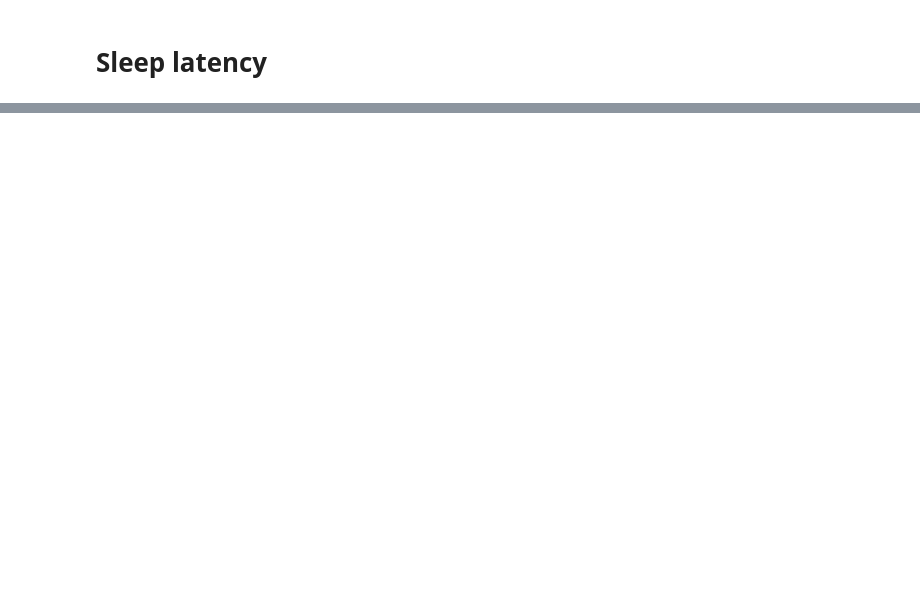
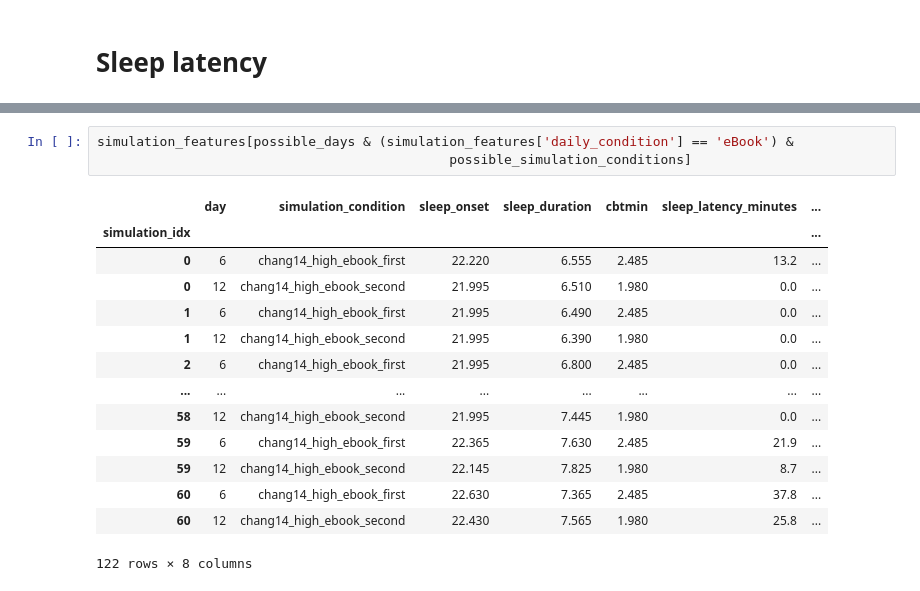
Before and after one commit to ftavella/evening_light_article, a Jupyter notebook: 14_figure_1.ipynb, the cells around one changed output, grey strips where cells are left out. Drawn from its saved outputs; the diff is of its cells as text; blank space fills up the shorter version.

```diff
--- a/14_figure_1.ipynb
+++ b/14_figure_1.ipynb
@@ -409,0 +456,18 @@ for idx, simulation_condition in enumerate(simulation_condition_options):
+# %%
+simulation_features[possible_days & (simulation_features['daily_condition'] == 'eBook') &
+                                             possible_simulation_conditions]
+# %% [output]
+|  | day | simulation_condition | sleep_onset | sleep_duration | cbtmin | sleep_latency_minutes | ... |
+| simulation_idx |  |  |  |  |  |  | ... |
+| 0 | 6 | chang14_high_ebook_first | 22.220 | 6.555 | 2.485 | 13.2 | ... |
+| 0 | 12 | chang14_high_ebook_second | 21.995 | 6.510 | 1.980 | 0.0 | ... |
+| 1 | 6 | chang14_high_ebook_first | 21.995 | 6.490 | 2.485 | 0.0 | ... |
+| 1 | 12 | chang14_high_ebook_second | 21.995 | 6.390 | 1.980 | 0.0 | ... |
+| 2 | 6 | chang14_high_ebook_first | 21.995 | 6.800 | 2.485 | 0.0 | ... |
+| ... | ... | ... | ... | ... | ... | ... | ... |
+| 58 | 12 | chang14_high_ebook_second | 21.995 | 7.445 | 1.980 | 0.0 | ... |
+| 59 | 6 | chang14_high_ebook_first | 22.365 | 7.630 | 2.485 | 21.9 | ... |
+| 59 | 12 | chang14_high_ebook_second | 22.145 | 7.825 | 1.980 | 8.7 | ... |
+| 60 | 6 | chang14_high_ebook_first | 22.630 | 7.365 | 2.485 | 37.8 | ... |
+| 60 | 12 | chang14_high_ebook_second | 22.430 | 7.565 | 1.980 | 25.8 | ... |
+122 rows × 8 columns
```
Also changed, not shown: parts of 5 cells of this notebook, 2 other files.
